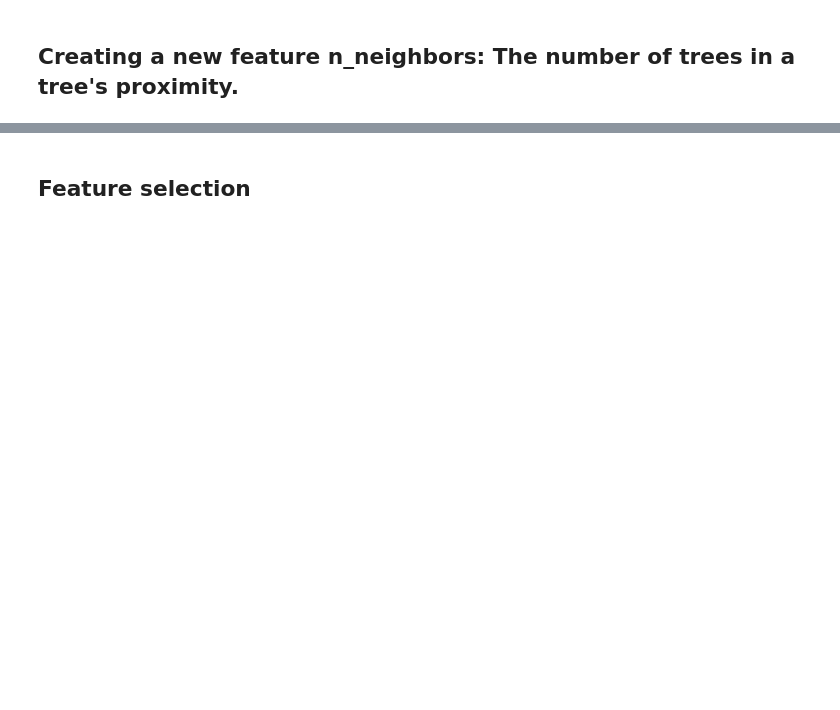
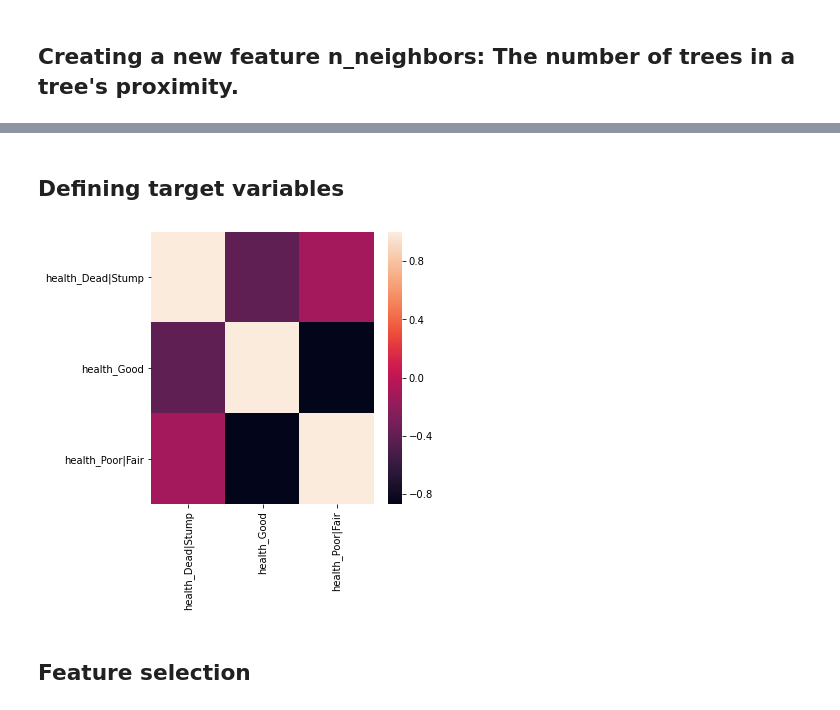
Before and after one commit to lezneklihp/dsend_project_4, a Jupyter notebook: featureeng_trees.ipynb, the cells around one changed output, grey strips where cells are left out. Drawn from its saved outputs; the diff is of its cells as text; code cells hidden in the pictures; blank space fills up the shorter version.

Commit message:
EDA additional visualizations, Voila app

```diff
--- a/featureeng_trees.ipynb
+++ b/featureeng_trees.ipynb
@@ -16,8 +18,4 @@ from sklearn.model_selection import train_test_split
 pd.set_option('display.max_columns', None)
 # %%
 # Read in data on street trees.
-df = pd.read_csv('./data/nyc_trees/nyc_tree_census_2015.csv.gz', compression='gzip')
-df.drop('Unnamed: 0', axis=1, inplace=True)
-
-# Read in geographic data on New York City.
-# nyc = gpd.read_file('./data/nyc/nyc_geo.shp')
+df = pd.read_csv('./data/data_eda/data.csv.gz', compression='gzip')
@@ -58,13 +22,3 @@ df.drop(['block_id',
-# %%
-# Replace NaN values in features with entries signalling this tree is either dead or a stump.
-df['steward'].fillna('Dead|Stump', inplace=True)
-df['guards'].fillna('Dead|Stump', inplace=True)
-
-# In 'steward', replace spectrum of answers to yes (= alive) or no (= dead/stump).
-df['steward'].replace(['1or2', '3or4', '4orMore', 'None'], 'Alive', inplace=True)
-
-# Replace NaN values in the target with entries signalling this tree is either dead or a stump.
-df['health'].fillna('Dead|Stump', inplace=True)
 # %% [markdown]
 ## Creating a new feature n_neighbors: The number of trees in a tree's proximity.
 # %%
@@ -141,2 +115,16 @@ df_new.loc[df_new['n_neighbors'] == 0.3, 'n_neighbors'] = "two or more neighbors
+# %% [markdown]
+## Defining target variables
+# %%
+# Merge data of trees with a poor or a fair health characteristic.
+df_sel_enc['health_Poor|Fair'] = df_sel_enc['health_Poor'] + df_sel_enc['health_Fair']
+df_sel_enc.drop(['health_Poor', 'health_Fair'], axis=1, inplace=True)
+# %%
+# Display correlations between target variables.
+corrmat = df_sel_enc[list(df_sel_enc.columns)[31:]].corr()
+plt.subplots(figsize=(5, 5))
+sns.heatmap(corrmat, annot=False)
+plt.show()
+# %% [output]
+[figure, added]
 # %% [markdown]
 ## Feature selection
```
Also changed, not shown: parts of 11 cells of this notebook, 24 other files.
